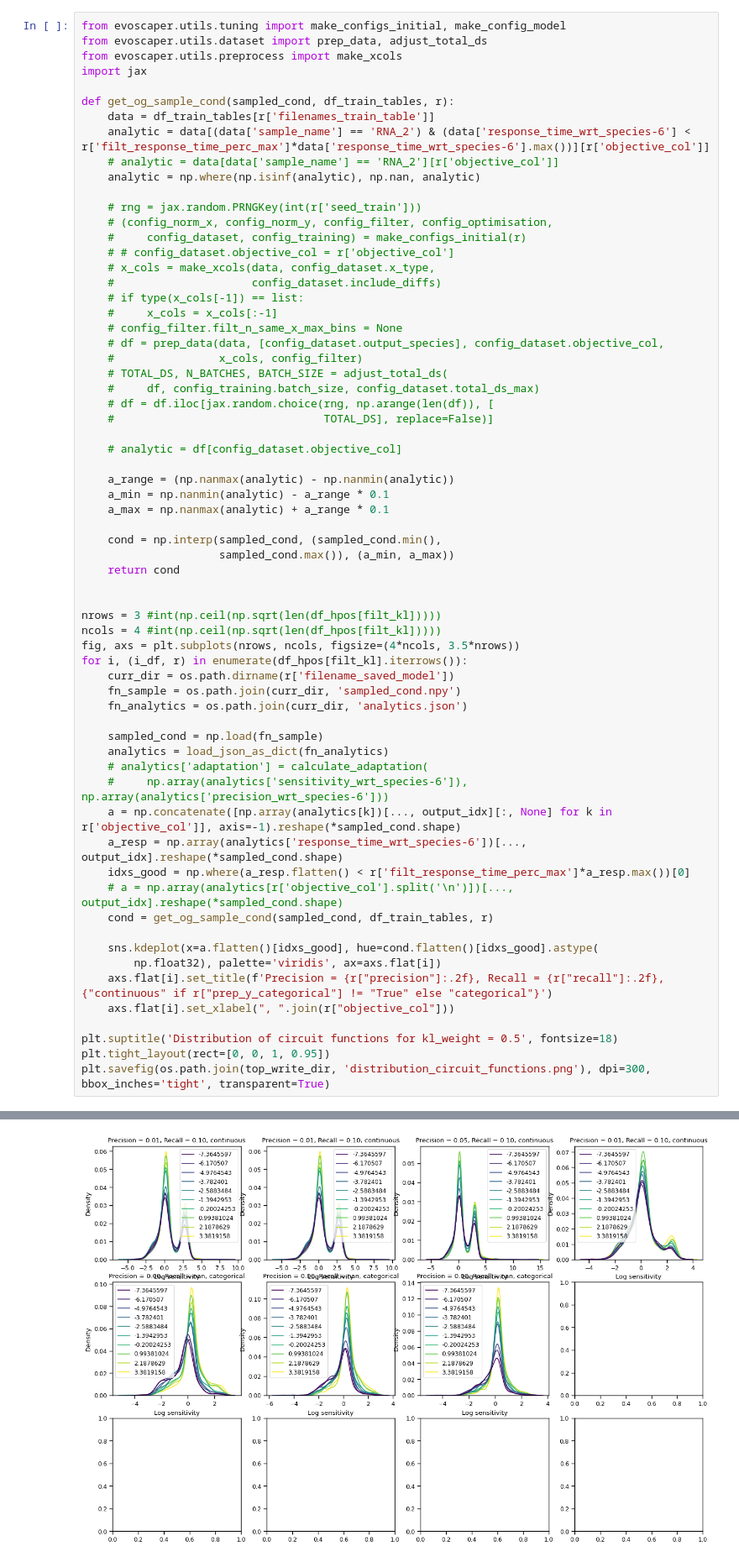
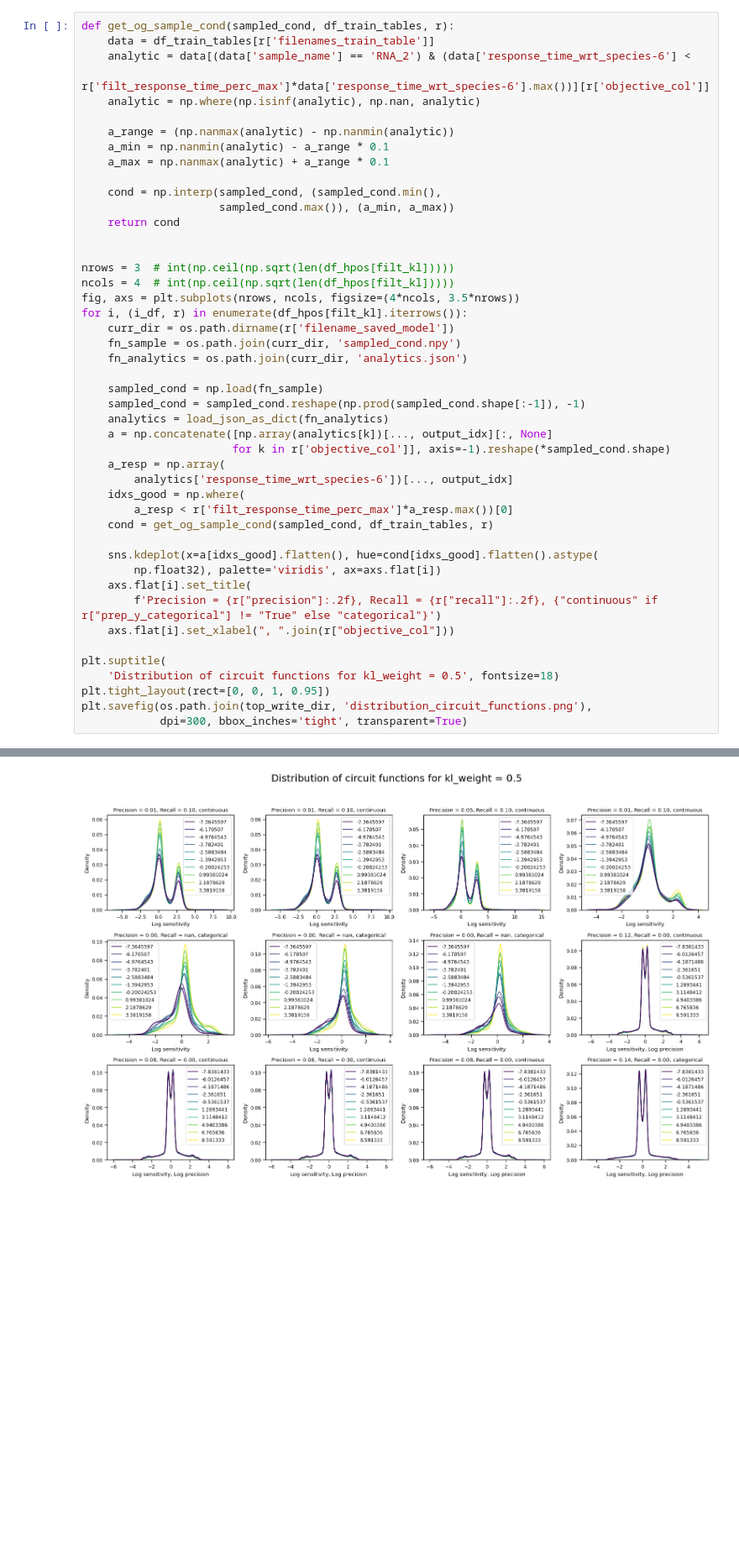
Before and after one commit to olive004/EvoScaper, a Jupyter notebook: notebooks/08_cvae_examine_multi.ipynb, the cells around one changed output, grey strips where cells are left out. Shown at 84% size. Saved outputs shown, nothing was run; the diff lists cells and outputs as text; blank space fills up the shorter version.

```diff
--- a/notebooks/08_cvae_examine_multi.ipynb
+++ b/notebooks/08_cvae_examine_multi.ipynb
@@ -164,34 +164,11 @@ for k in df_hpos[filt_kl]['filenames_train_table'].unique():
         df_train_table['precision_wrt_species-6'])
     df_train_tables[k] = df_train_table
 # %%
-from evoscaper.utils.tuning import make_configs_initial, make_config_model
-from evoscaper.utils.dataset import prep_data, adjust_total_ds
-from evoscaper.utils.preprocess import make_xcols
-import jax
-
 def get_og_sample_cond(sampled_cond, df_train_tables, r):
     data = df_train_tables[r['filenames_train_table']]
-    analytic = data[(data['sample_name'] == 'RNA_2') & (data['response_time_wrt_species-6'] < r['filt_response_time_perc_max']*data['response_time_wrt_species-6'].max())][r['objective_col']]
-    # analytic = data[data['sample_name'] == 'RNA_2'][r['objective_col']]
+    analytic = data[(data['sample_name'] == 'RNA_2') & (data['response_time_wrt_species-6'] <
+                                                        r['filt_response_time_perc_max']*data['response_time_wrt_species-6'].max())][r['objective_col']]
     analytic = np.where(np.isinf(analytic), np.nan, analytic)
-
-    # rng = jax.random.PRNGKey(int(r['seed_train']))
-    # (config_norm_x, config_norm_y, config_filter, config_optimisation,
-    #     config_dataset, config_training) = make_configs_initial(r)
-    # # config_dataset.objective_col = r['objective_col']
-    # x_cols = make_xcols(data, config_dataset.x_type,
-    #                     config_dataset.include_diffs)
-    # if type(x_cols[-1]) == list:
-    #     x_cols = x_cols[:-1]
-    # config_filter.filt_n_same_x_max_bins = None
-    # df = prep_data(data, [config_dataset.output_species], config_dataset.objective_col,
-    #                x_cols, config_filter)
-    # TOTAL_DS, N_BATCHES, BATCH_SIZE = adjust_total_ds(
-    #     df, config_training.batch_size, config_dataset.total_ds_max)
-    # df = df.iloc[jax.random.choice(rng, np.arange(len(df)), [
-    #                                TOTAL_DS], replace=False)]
-
-    # analytic = df[config_dataset.objective_col]
 
     a_range = (np.nanmax(analytic) - np.nanmin(analytic))
     a_min = np.nanmin(analytic) - a_range * 0.1
@@ -202,8 +179,8 @@ def get_og_sample_cond(sampled_cond, df_train_tables, r):
     return cond
 
 
-nrows = 3 #int(np.ceil(np.sqrt(len(df_hpos[filt_kl]))))
-ncols = 4 #int(np.ceil(np.sqrt(len(df_hpos[filt_kl]))))
+nrows = 3  # int(np.ceil(np.sqrt(len(df_hpos[filt_kl]))))
+ncols = 4  # int(np.ceil(np.sqrt(len(df_hpos[filt_kl]))))
 fig, axs = plt.subplots(nrows, ncols, figsize=(4*ncols, 3.5*nrows))
 for i, (i_df, r) in enumerate(df_hpos[filt_kl].iterrows()):
     curr_dir = os.path.dirname(r['filename_saved_model'])
@@ -211,21 +188,25 @@ for i, (i_df, r) in enumerate(df_hpos[filt_kl].iterrows()):
     fn_analytics = os.path.join(curr_dir, 'analytics.json')
 
     sampled_cond = np.load(fn_sample)
+    sampled_cond = sampled_cond.reshape(np.prod(sampled_cond.shape[:-1]), -1)
     analytics = load_json_as_dict(fn_analytics)
-    # analytics['adaptation'] = calculate_adaptation(
-    #     np.array(analytics['sensitivity_wrt_species-6']), np.array(analytics['precision_wrt_species-6']))
-    a = np.concatenate([np.array(analytics[k])[..., output_idx][:, None] for k in r['objective_col']], axis=-1).reshape(*sampled_cond.shape)
-    a_resp = np.array(analytics['response_time_wrt_species-6'])[..., output_idx].reshape(*sampled_cond.shape)
-    idxs_good = np.where(a_resp.flatten() < r['filt_response_time_perc_max']*a_resp.max())[0]
-    # a = np.array(analytics[r['objective_col'].split('\n')])[..., output_idx].reshape(*sampled_cond.shape)
+    a = np.concatenate([np.array(analytics[k])[..., output_idx][:, None]
+                       for k in r['objective_col']], axis=-1).reshape(*sampled_cond.shape)
+    a_resp = np.array(
+        analytics['response_time_wrt_species-6'])[..., output_idx]
+    idxs_good = np.where(
+        a_resp < r['filt_response_time_perc_max']*a_resp.max())[0]
     cond = get_og_sample_cond(sampled_cond, df_train_tables, r)
 
-    sns.kdeplot(x=a.flatten()[idxs_good], hue=cond.flatten()[idxs_good].astype(
+    sns.kdeplot(x=a[idxs_good].flatten(), hue=cond[idxs_good].flatten().astype(
         np.float32), palette='viridis', ax=axs.flat[i])
-    axs.flat[i].set_title(f'Precision = {r["precision"]:.2f}, Recall = {r["recall"]:.2f}, {"continuous" if r["prep_y_categorical"] != "True" else "categorical"}')
+    axs.flat[i].set_title(
+        f'Precision = {r["precision"]:.2f}, Recall = {r["recall"]:.2f}, {"continuous" if r["prep_y_categorical"] != "True" else "categorical"}')
     axs.flat[i].set_xlabel(", ".join(r["objective_col"]))
 
-plt.suptitle('Distribution of circuit functions for kl_weight = 0.5', fontsize=18)
+plt.suptitle(
+    'Distribution of circuit functions for kl_weight = 0.5', fontsize=18)
 plt.tight_layout(rect=[0, 0, 1, 0.95])
-plt.savefig(os.path.join(top_write_dir, 'distribution_circuit_functions.png'), dpi=300, bbox_inches='tight', transparent=True)
+plt.savefig(os.path.join(top_write_dir, 'distribution_circuit_functions.png'),
+            dpi=300, bbox_inches='tight', transparent=True)
 # %% [output]
@@ -233,4 +213,4 @@ ValueError: cannot reshape array of size 100000 into shape (100,1000,2)
-[figure, old version]
+[figure, new version]
 # %%
 obj_cols = list([df_hpos[df_hpos['Objective'] == o]['objective_col'].iloc[0] for o in df_hpos['Objective'].unique()])
 fig, axs = plt.subplots(1, len(obj_cols), figsize=(4*len(obj_cols), 3*1))
```
Also changed, not shown: parts of 1 cell of this notebook, 1 other file.
